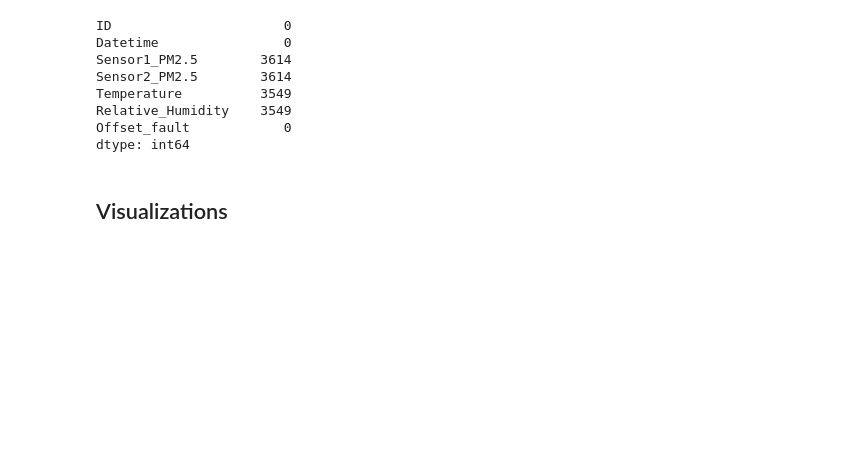
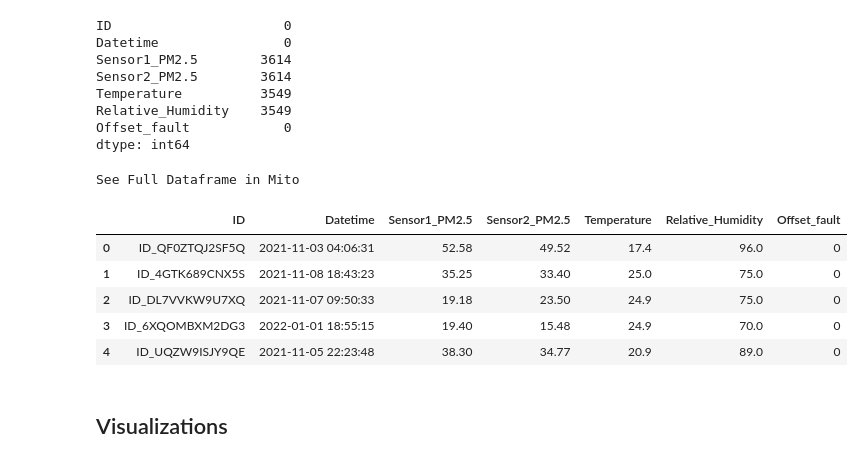
Before and after one commit to JessWN/UmojaHack2022-TeamVyrodok, a Jupyter notebook: challenge.ipynb, the cells around one changed output. Drawn from its saved outputs; the diff is of its cells as text; code cells hidden in the pictures; blank space fills up the shorter version.

```diff
--- a/challenge.ipynb
+++ b/challenge.ipynb
@@ -108,6 +158,16 @@ Temperature          3549
 Relative_Humidity    3549
 Offset_fault            0
 dtype: int64
+# %%
+train_df.head()
+# %% [output]
+See Full Dataframe in Mito
+|  | ID | Datetime | Sensor1_PM2.5 | Sensor2_PM2.5 | Temperature | Relative_Humidity | Offset_fault |
+| 0 | ID_QF0ZTQJ2SF5Q | 2021-11-03 04:06:31 | 52.58 | 49.52 | 17.4 | 96.0 | 0 |
+| 1 | ID_4GTK689CNX5S | 2021-11-08 18:43:23 | 35.25 | 33.40 | 25.0 | 75.0 | 0 |
+| 2 | ID_DL7VVKW9U7XQ | 2021-11-07 09:50:33 | 19.18 | 23.50 | 24.9 | 75.0 | 0 |
+| 3 | ID_6XQOMBXM2DG3 | 2022-01-01 18:55:15 | 19.40 | 15.48 | 24.9 | 70.0 | 0 |
+| 4 | ID_UQZW9ISJY9QE | 2021-11-05 22:23:48 | 38.30 | 34.77 | 20.9 | 89.0 | 0 |
 # %% [markdown]
 ## Visualizations
 # %% [markdown]
```
Also changed, not shown: parts of 5 cells of this notebook.
